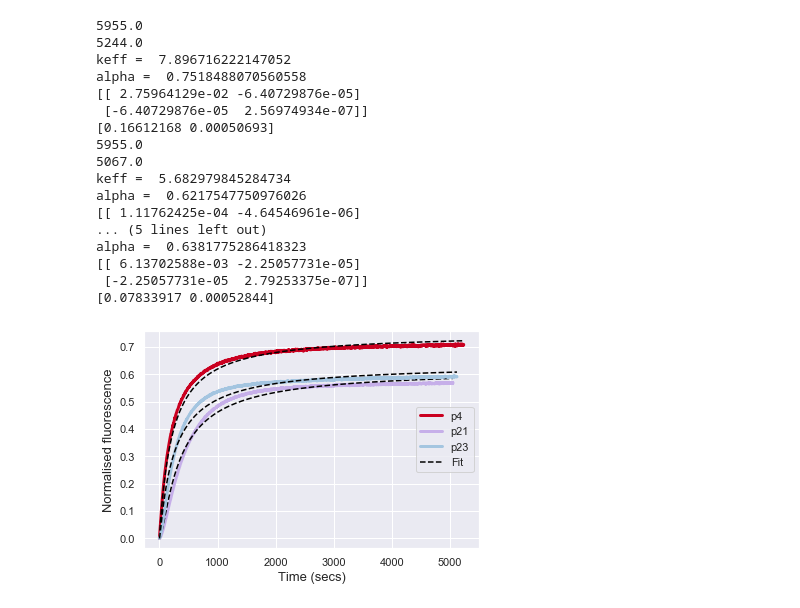
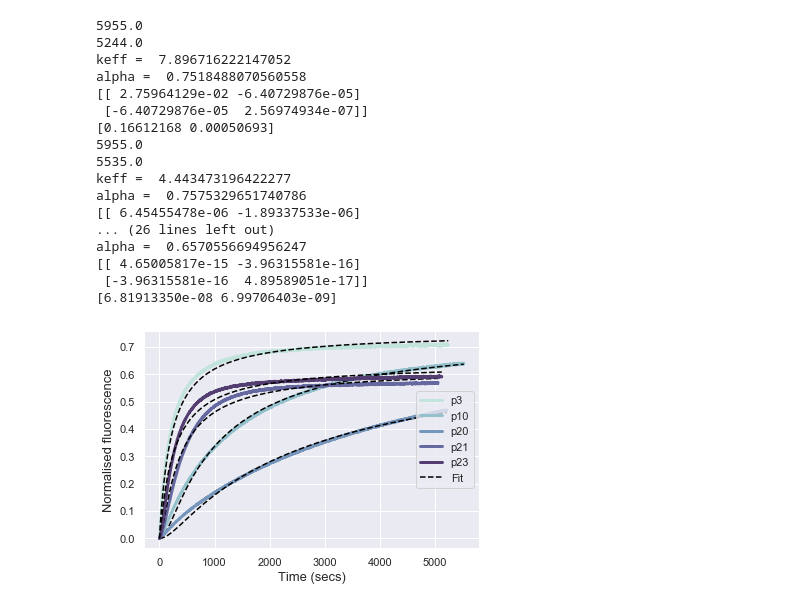
Before and after one commit to FGS16/ELN, a Jupyter notebook: Sulc/Code/mut.ipynb, the cells around one changed output. Saved outputs shown, nothing was run; the diff lists cells and outputs as text; code cells hidden in the pictures.

```diff
--- a/Sulc/Code/mut.ipynb
+++ b/Sulc/Code/mut.ipynb
@@ -8,9 +8,12 @@ import scipy.optimize as opt
 import scipy.integrate as scint
 # %%
 #read the experimental data from the csv file
-mut_p4 = pd.read_csv('../Data/mut/mut_p4.csv')
+mut_p3 = pd.read_csv('../Data/mut/mut_p3.csv')
+mut_p10 = pd.read_csv('../Data/mut/mut_p10.csv')
+mut_p20 = pd.read_csv('../Data/mut/mut_p20.csv')
 mut_p21 = pd.read_csv('../Data/mut/mut_p21.csv')
 mut_p23 = pd.read_csv('../Data/mut/mut_p23.csv')
+mut_p25 = pd.read_csv('../Data/mut/mut_p25.csv')
 
 #read the positive control data from the csv file
 FAM_decay = pd.read_csv('../Data/controls/FAM_decay.csv')
@@ -19,9 +22,12 @@ FAM_decay = pd.read_csv('../Data/controls/FAM_decay.csv')
 initial_signal = pd.read_csv('../Data/controls/initial_signal.csv')
 
 #convert data to numpy arrays
-mut_p4 = np.array(mut_p4)
+mut_p3 = np.array(mut_p3)
+mut_p10 = np.array(mut_p10)
+mut_p20 = np.array(mut_p20)
 mut_p21 = np.array(mut_p21)
 mut_p23 = np.array(mut_p23)
+mut_p25 = np.array(mut_p25)
 FAM_decay = np.array(FAM_decay)
 initial_signal = np.array(initial_signal)
 # %%
@@ -95,15 +101,15 @@ def fit_TMSD(t,F):
 #average across the three replicates
 sns.set()
 plt.figure()
-labels = ['p4', 'p21', 'p23']
-color=['#ca0020', '#c6afe9','#a4c5e0']
-toehold_lengths = [mut_p4, mut_p21, mut_p23]
+labels = ['p3', 'p10', 'p20', 'p21', 'p23', 'p25']
+color=sns.cubehelix_palette(start = 0.6, rot=-.5)
+toehold_lengths = [mut_p3, mut_p10, mut_p20, mut_p21, mut_p23, mut_p25]
 #loop through the TMSD experiments
 for ind, th_len in enumerate(toehold_lengths):
 
     #establish empty matrices for time, the initial signal, and the fluorescence over time
-    time = np.empty((len(th_len[:, 0]), 3))
-    fluor = np.empty((len(th_len[:, 0]), 3))
+    time = np.empty((len(th_len[:, 0]), 6))
+    fluor = np.empty((len(th_len[:, 0]), 6))
 
     #fill the matrices the with the data for the TMSD experiments
     time[:, ind] = th_len[:,0]
@@ -119,12 +125,12 @@ for ind, th_len in enumerate(toehold_lengths):
         start_time = FAM_decay_time.index(time[0, ind])
         #set the end time to the time at which the experiment of interest ends or the positive control experiment ends (whichever ends earlier)
         if FAM_decay[-1, 0] >= time[-1, ind]:
-            molar_fluor = np.empty((len(th_len[:, 0]), 3))
+            molar_fluor = np.empty((len(th_len[:, 0]), 6))
             end_time = FAM_decay_time.index(time[-1, ind])
             molar_fluor[:, ind] = (np.subtract(fluor[:, ind], fluor[0, ind]))/(np.subtract(FAM_decay[start_time:end_time+1, 1], fluor[0, ind]))
             time_molar = np.subtract(time[:, ind], time[0, ind])
         else:
-            molar_fluor = np.empty((len(FAM_decay[:, 0]) - start_time, 3))
+            molar_fluor = np.empty((len(FAM_decay[:, 0]) - start_time, 6))
             end_time = time_time.index(FAM_decay[-1, 0])
             molar_fluor[:, ind] = (np.subtract(fluor[:end_time+1, ind], fluor[0, ind]))/(np.subtract(FAM_decay[start_time:, 1], fluor[0, ind]))
             time_molar = np.subtract(time[:end_time + 1, ind], time[0, ind])
@@ -133,12 +139,12 @@ for ind, th_len in enumerate(toehold_lengths):
         start_time = time_time.index(FAM_decay[0, 0])
         #set the end time to the time at which the experiment of interest ends or the positive control experiment ends (whichever ends earlier)
         if FAM_decay[-1, 0] >= time[-1, ind]:
-            molar_fluor = np.empty((len(th_len[:, 0]) - start_time, 3))
+            molar_fluor = np.empty((len(th_len[:, 0]) - start_time, 6))
             end_time = FAM_decay_time.index(time[-1, ind])
             molar_fluor[:, ind] = (np.subtract(fluor[start_time:, ind], fluor[start_time, ind]))/(np.subtract(FAM_decay[start_time:end_time+1, 1], fluor[start_time, ind]))
             time_molar = np.subtract(time[start_time:, ind], time[start_time, ind])
         else:
-            molar_fluor = np.empty((len(FAM_decay[:, 0]), 3))
+            molar_fluor = np.empty((len(FAM_decay[:, 0]), 6))
             end_time = time_time.index(FAM_decay[-1, 0])
             molar_fluor[:, ind] = (np.subtract(fluor[start_time:end_time+1, ind], fluor[start_time, ind]))/(np.subtract(FAM_decay[start_time:, 1], fluor[start_time, ind]))
             time_molar = np.subtract(time[start_time:end_time+1, ind], time[start_time, ind])
@@ -163,47 +169,48 @@ for ind, th_len in enumerate(toehold_lengths):
     popt, pcov = fit_TMSD(time_molar, molar_fluor[:, ind])
     print('keff = ', popt[0])
     print('alpha = ', popt[1])
     print(pcov)
     #determine one standard deviation errors for the parameters
     perr = np.sqrt(np.diag(pcov))
     print(perr)
     TMSD_sol = solve_TMSD(time_molar, *popt)
 
     #plot the numerical integration and the fits
-    plt.plot(time_molar, molar_fluor[:, ind], color[ind], linewidth = 3, label = labels[ind])
-    if ind == 0:
-        plt.plot(time_molar, TMSD_sol, '--', c = 'black', label = 'Fit')
-    else:
-        plt.plot(time_molar, TMSD_sol, '--', c = 'black')
+    if ind in range(5):
+        plt.plot(time_molar, molar_fluor[:, ind], color = color[ind], linewidth = 3, label = labels[ind])
+        if ind == 0:
+            plt.plot(time_molar, TMSD_sol, '--', c = 'black', label = 'Fit')
+        else:
+            plt.plot(time_molar, TMSD_sol, '--', c = 'black')
 
 ax = plt.gca()
 handles,labels = ax.get_legend_handles_labels()
 
-handles = [handles[0], handles[2], handles[3], handles[1]]
-labels = [labels[0], labels[2], labels[3], labels[1]]
+handles = [handles[0], handles[2], handles[3], handles[4], handles[5], handles[1]]
+labels = [labels[0], labels[2], labels[3], labels[4], labels[5], labels[1]]
 
 ax.legend(handles,labels,loc='center right')
 
 plt.xlabel('Time (secs)', fontsize = 13, fontname = 'Arial')
 plt.ylabel('Normalised fluorescence', fontsize = 13, fontname = 'Arial')
 plt.savefig('mut keff fixed_krep no_init.svg')
 plt.show()
 # %% [output]
 5955.0
 5244.0
 keff =  7.896716222147052
 alpha =  0.7518488070560558
 [[ 2.75964129e-02 -6.40729876e-05]
  [-6.40729876e-05  2.56974934e-07]]
 [0.16612168 0.00050693]
 5955.0
-5067.0
-keff =  5.682979845284734
-alpha =  0.6217547750976026
-[[ 1.11762425e-04 -4.64546961e-06]
-... (5 lines left out)
-alpha =  0.6381775286418323
-[[ 6.13702588e-03 -2.25057731e-05]
- [-2.25057731e-05  2.79253375e-07]]
-[0.07833917 0.00052844]
+5535.0
+keff =  4.443473196422277
+alpha =  0.7575329651740786
+[[ 6.45455478e-06 -1.89337533e-06]
+... (26 lines left out)
+alpha =  0.6570556694956247
+[[ 4.65005817e-15 -3.96315581e-16]
+ [-3.96315581e-16  4.89589051e-17]]
+[6.81913350e-08 6.99706403e-09]
-[figure, old version]
+[figure, new version]
```
Also changed, not shown: 5 other files.
